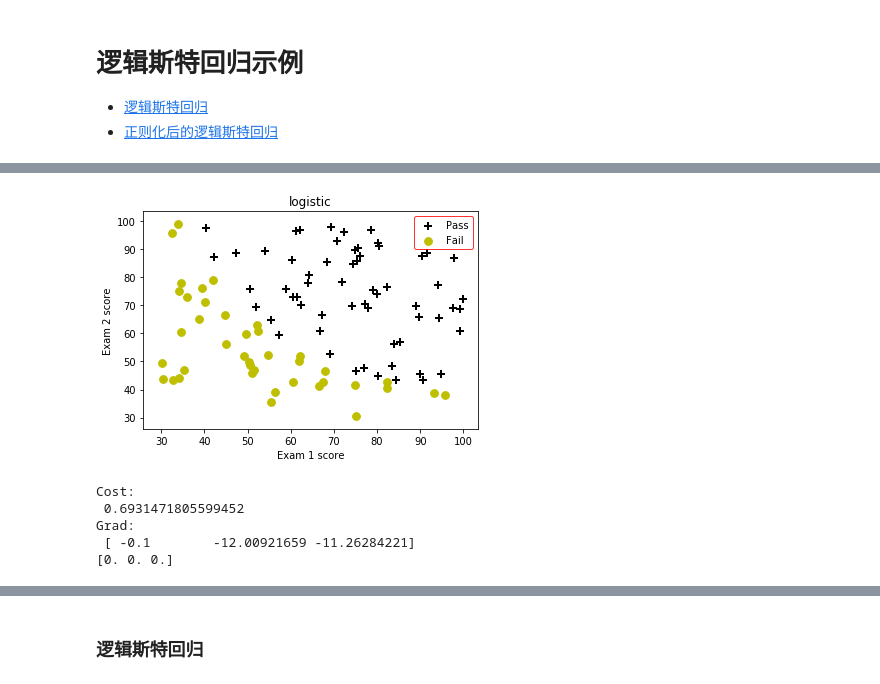
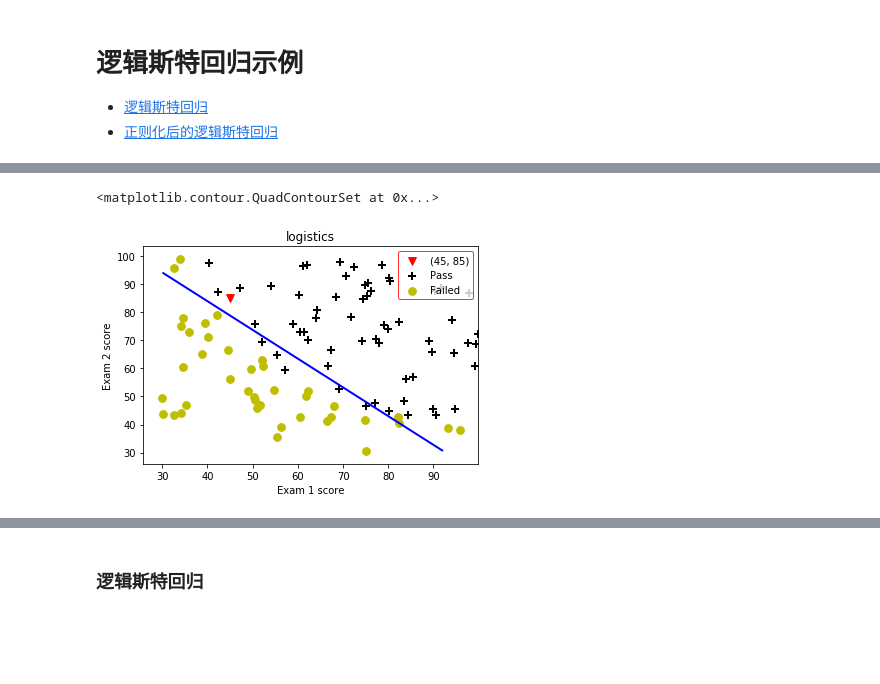
Before and after one commit to shaocj/ML, a Jupyter notebook: 5/logistic_regression_example.ipynb, the cells around one changed output, grey strips where cells are left out. Saved outputs shown, nothing was run; the diff lists cells and outputs as text; code cells hidden in the pictures; blank space fills up the shorter version.

```diff
--- a/5/logistic_regression_example.ipynb
+++ b/5/logistic_regression_example.ipynb
@@ -3,11 +3,3 @@
 
 - [逻辑斯特回归](#逻辑斯特回归)
 - [正则化后的逻辑斯特回归](#加正则化项的逻辑斯特回归)
-# %%
-import numpy as np
-def loaddata(file, delimeter):
-    data = np.loadtxt(file, delimiter=delimeter)
-    print('Dimensions: ',data.shape)
-    print(data[1:6,:])
-    return(data)
-data = loaddata('data1.txt',',')
@@ -29,7 +14,7 @@ def loaddata(file, delimeter):
     #print(data[1:6,:])
     return(data)
 data = loaddata('data1.txt',',')
-#print(data)
+#print(type(data))
 def plotData(data, label_x, label_y, label_pos, label_neg, title,axes=None):
     # 获得正负样本的下标(即哪些是正样本，哪些是负样本)
     neg = data[:,2] == 0
@@ -39,7 +24,7 @@ def plotData(data, label_x, label_y, label_pos, label_neg, title,axes=None):
     if axes == None:
         axes = plt.gca()
     axes.scatter(data[pos][:,0], data[pos][:,1], marker='+', c='k',s=60,  linewidth=2, label=label_pos)
-    #print(data[pos][:,:2])
+    #print(data[pos][:,0])
     axes.scatter(data[neg][:,0], data[neg][:,1], c='y', s=60, label=label_neg)
     #print(data[pos][:,1])
     axes.set_xlabel(label_x)
@@ -48,15 +33,16 @@ def plotData(data, label_x, label_y, label_pos, label_neg, title,axes=None):
     axes.legend(frameon= True, fancybox = True,edgecolor = 'r')
     #axes.legend()
     #plt.grid()
-    plt.show()
+    #plt.show()
 X = np.c_[np.ones((data.shape[0],1)), data[:,0:2]]#这里第一列全列为1是灵x0为1
 #y = np.c_[data[:,2]]
 y = np.c_[data[:,2]]
 #print(np.size(y,1))
 #print(np.ones((data.shape[0],1)))
 #print(data[:,0:2])
-#print(y)
-plotData(data, 'Exam 1 score', 'Exam 2 score', 'Pass', 'Fail','logistic')
+# print(y)
+# print(type(y))
+# plotData(data, 'Exam 1 score', 'Exam 2 score', 'Pass', 'Fail','logistics')
 
 
 #逻辑斯特回归
@@ -66,29 +52,58 @@ def sigmoid(z):
 #定义损失函数
 def costFunction(theta, X, y):
     m = y.size
+
     h = sigmoid(X.dot(theta))
-
+    #print(h.shape)
     J = -1*(1/m)*(np.log(h).T.dot(y)+np.log(1-h).T.dot(1-y))
 
+    #print(type(J))
     if np.isnan(J[0]):
         return(np.inf)
+    #print(J[0])
     return(J[0])
 #求解梯度
 def gradient(theta, X, y):
     m = y.size
     h = sigmoid(X.dot(theta.reshape(-1,1)))
+    #print(theta.reshape(-1,1).shape)
+   # print(h.shape)
+    grad =(1/m)*X.T.dot(h-y)
+    #print((h-y).shape)
+    #print(grad.flatten())
+    return(grad.flatten())
+#print(X.shape)
+initial_theta = np.zeros(X.shape[1])
+#print(initial_theta.shape)
+#cost = costFunction(initial_theta, X, y)
+#grad = gradient(initial_theta, X, y)
+#print('Cost: \n', cost)
+#print('Grad: \n', grad)
 
-    grad =(1/m)*X.T.dot(h-y)
-
-    return(grad.flatten())
-initial_theta = np.zeros(X.shape[1])
-cost = costFunction(initial_theta, X, y)
-grad = gradient(initial_theta, X, y)
-print('Cost: \n', cost)
-print('Grad: \n', grad)
-print(initial_theta)
 
 #最小化损失函数(梯度下降)
 res = minimize(costFunction, initial_theta, args=(X,y), method=None, jac=gradient, options={'maxiter':400})
-res
+#res
+def predict(theta, X, threshold=0.5):
+    p = sigmoid(X.dot(theta.T)) >= threshold
+    return(p.astype('int'))
+# 第一门课45分，第二门课85分的同学
+# 咱们对他做个预测，拿到通过考试的概率
+sigmoid(np.array([1, 45, 85]).dot(res.x.T))
+p = predict(res.x, X)
+print('Train accuracy {}%'.format(100*sum(p == y.ravel())/p.size))
+
+
+plt.scatter(45, 85, s=60, c='r', marker='v', label='(45, 85)')
+plotData(data, 'Exam 1 score', 'Exam 2 score', 'Pass', 'Failed','logistics')
+x1_min, x1_max =min(X[:,1]), X[:,1].max(),
+x2_min, x2_max = X[:,2].min(), X[:,2].max(),
+xx1, xx2 = np.meshgrid(np.linspace(x1_min, x1_max), np.linspace(x2_min, x2_max))
+
+h = sigmoid(np.c_[np.ones((xx1.ravel().shape[0],1)), xx1.ravel(), xx2.ravel()].dot(res.x))
+#print(np.c_[np.ones((xx1.ravel().shape[0],1)), xx1.ravel(), xx2.ravel()].shape)
+print(h.size)
+h = h.reshape(xx1.shape)
+#print(h.shape)
+plt.contour(xx1, xx2, h, [0.5], linewidths=2, colors='b')
 # %% [output]
@@ -112,6 +112,2 @@ res
+<matplotlib.contour.QuadContourSet at 0x...>
-[figure, old version]
+[figure, new version]
-Cost:
- 0.6931471805599452
-Grad:
- [ -0.1        -12.00921659 -11.26284221]
-[0. 0. 0.]
```
Also changed, not shown: parts of 4 cells of this notebook.
